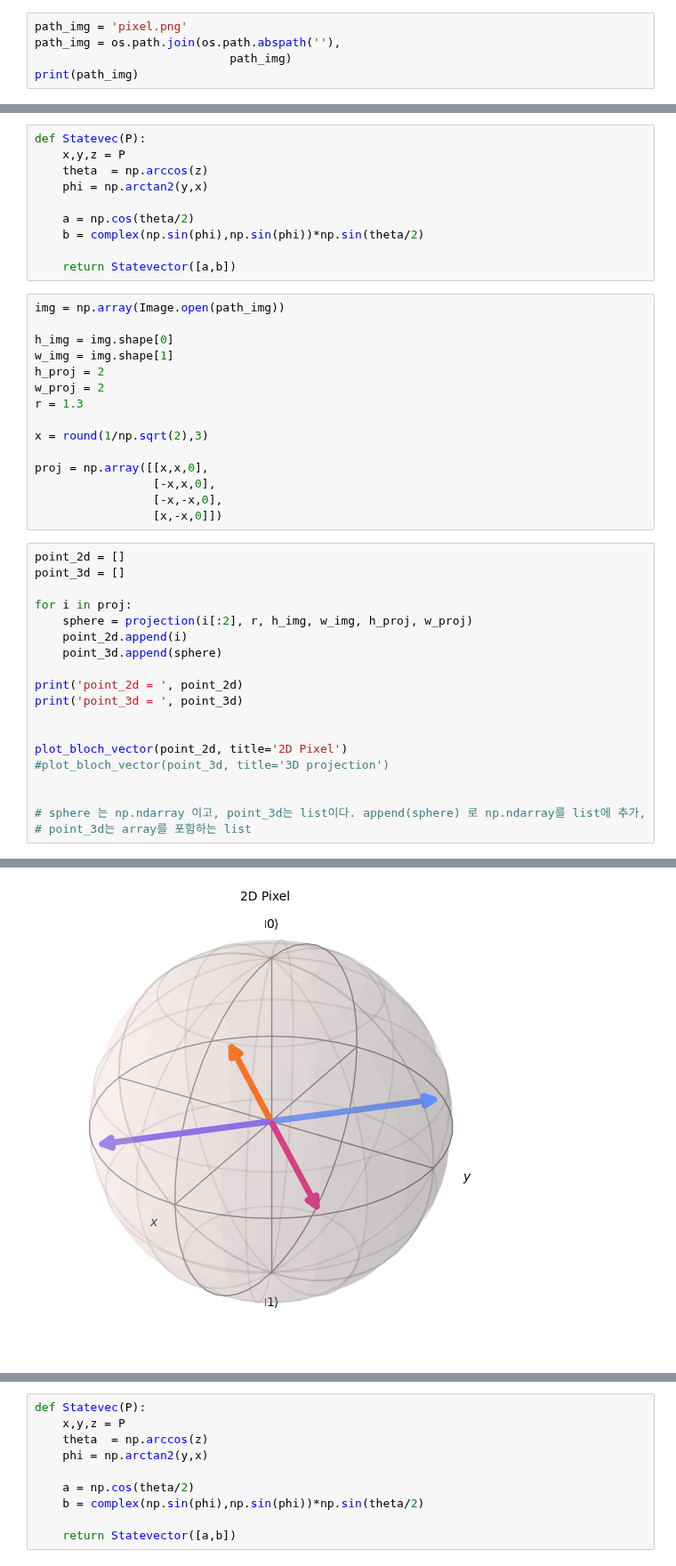
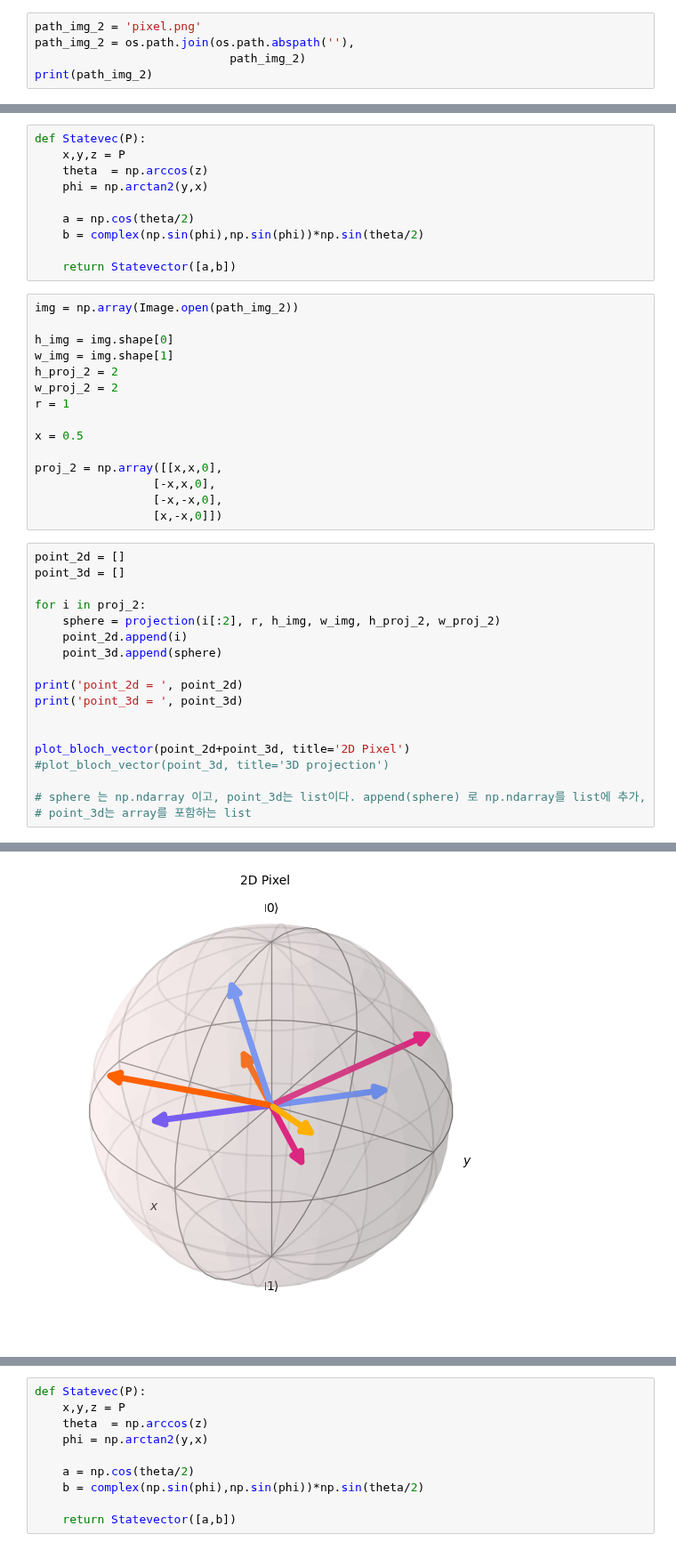
Before and after one commit to ksm999/Stereo, a Jupyter notebook: Quantum_Image_Processing.ipynb, the cells around one changed output, grey strips where cells are left out. Shown at 89% size. Drawn from its saved outputs; the diff is of its cells as text.

Commit message:
pixel extend and result

```diff
--- a/Quantum_Image_Processing.ipynb
+++ b/Quantum_Image_Processing.ipynb
@@ -16,10 +16,10 @@ os.path.abspath('')
 # %% [output]
 'c:\\Users\\HCI\\Desktop\\Stereo'
 # %%
-path_img = 'pixel.png'
-path_img = os.path.join(os.path.abspath(''),
-                            path_img)
-print(path_img)
+path_img_2 = 'pixel.png'
+path_img_2 = os.path.join(os.path.abspath(''),
+                            path_img_2)
+print(path_img_2)
 # %% [output]
 c:\Users\HCI\Desktop\Stereo\pixel.png
 # %%
@@ -55,17 +55,17 @@ def Statevec(P):
 
     return Statevector([a,b])
 # %%
-img = np.array(Image.open(path_img))
+img = np.array(Image.open(path_img_2))
 
 h_img = img.shape[0]
 w_img = img.shape[1]
-h_proj = 2
-w_proj = 2
-r = 1.3
+h_proj_2 = 2
+w_proj_2 = 2
+r = 1
 
-x = round(1/np.sqrt(2),3)
+x = 0.5
 
-proj = np.array([[x,x,0],
+proj_2 = np.array([[x,x,0],
                  [-x,x,0],
                  [-x,-x,0],
                  [x,-x,0]])
@@ -73,8 +73,8 @@ proj = np.array([[x,x,0],
 point_2d = []
 point_3d = []
 
-for i in proj:
-    sphere = projection(i[:2], r, h_img, w_img, h_proj, w_proj)
+for i in proj_2:
+    sphere = projection(i[:2], r, h_img, w_img, h_proj_2, w_proj_2)
     point_2d.append(i)
     point_3d.append(sphere)
 
@@ -82,9 +82,8 @@ print('point_2d = ', point_2d)
 print('point_3d = ', point_3d)
 
 
-plot_bloch_vector(point_2d, title='2D Pixel')
+plot_bloch_vector(point_2d+point_3d, title='2D Pixel')
 #plot_bloch_vector(point_3d, title='3D projection')
-
 
 # sphere 는 np.ndarray 이고, point_3d는 list이다. append(sphere) 로 np.ndarray를 list에 추가,
 # point_3d는 array를 포함하는 list
@@ -102 +101 @@ point_3d =  [array([0.68342246, 0.68342246, 0.25664663]), array([-0.68342246,  0
-[figure, old version]
+[figure, new version]
```
Also changed, not shown: parts of 6 cells of this notebook, 3 other files.
